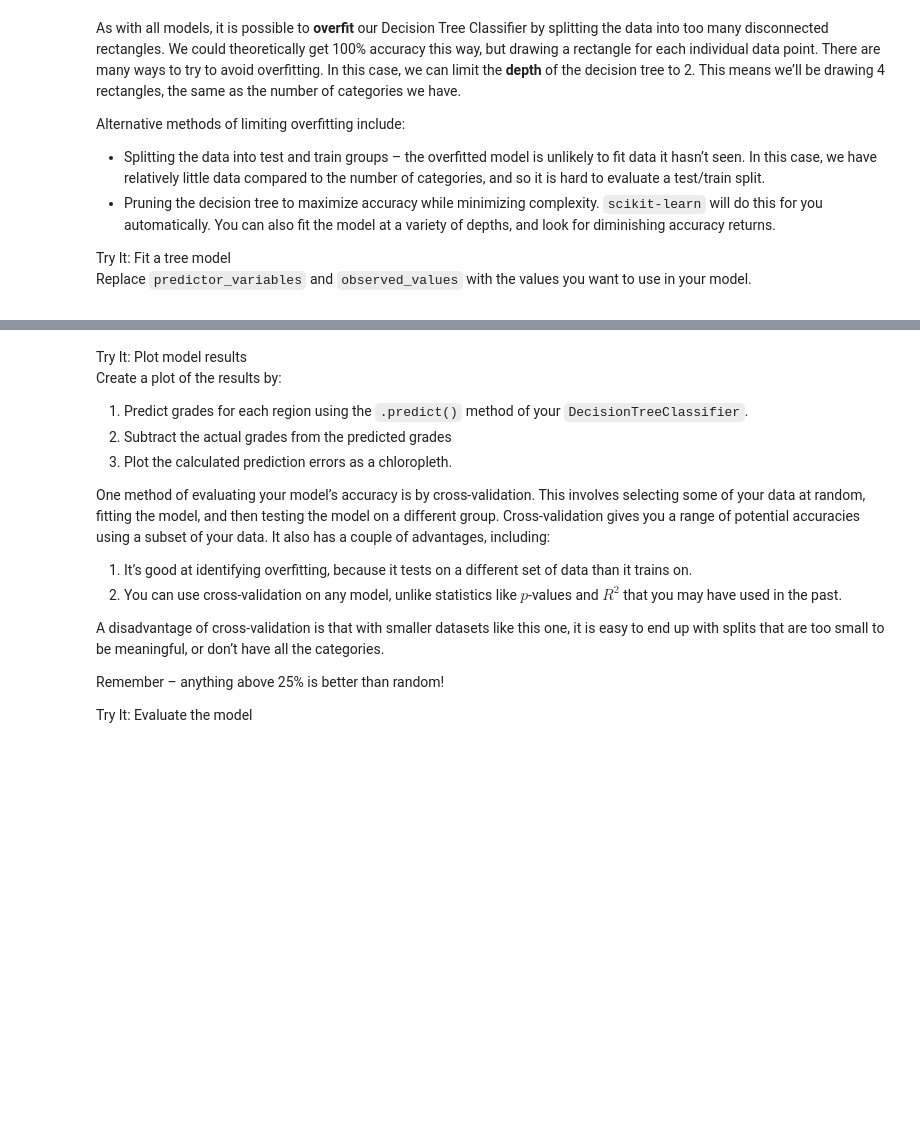
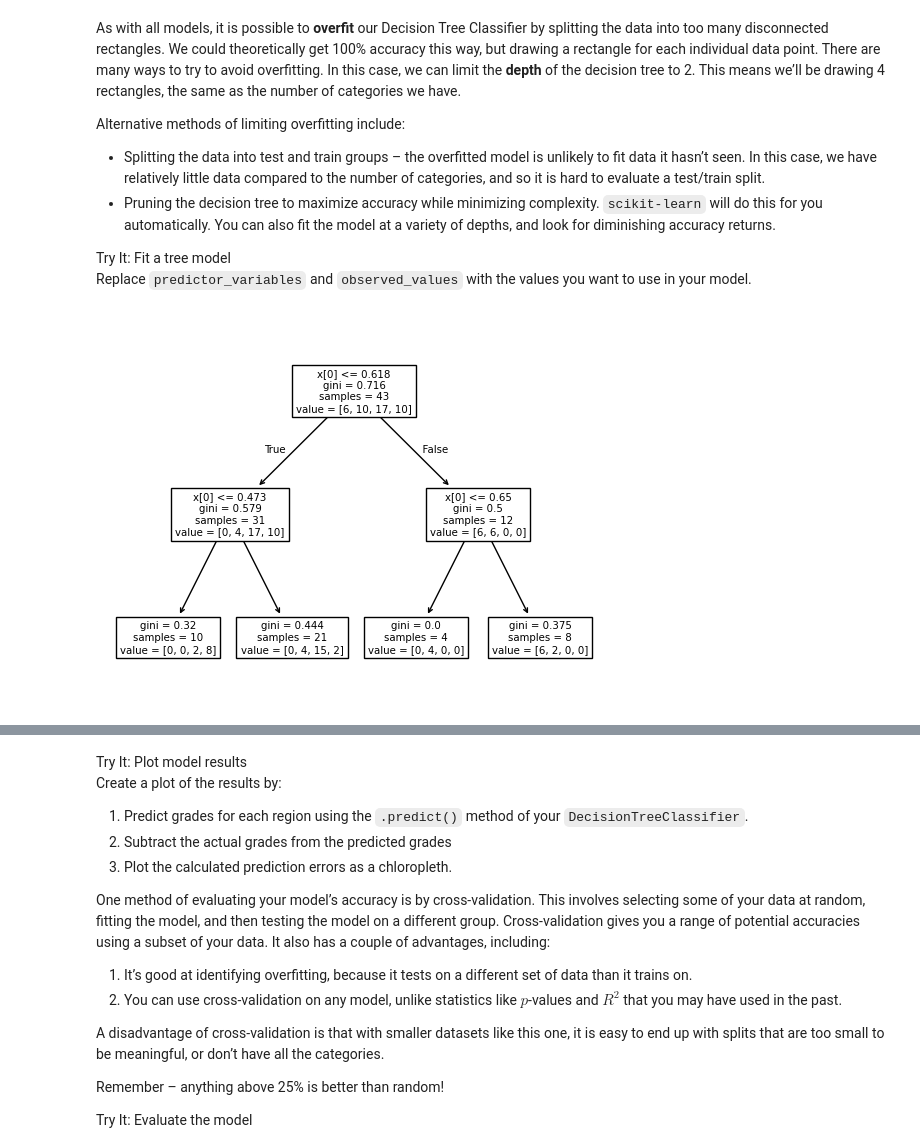
Before and after one commit to earthlab-education/fundamentals-04-redlining-ZimmZone, a Jupyter notebook: notebooks/redlining-42-tree-model.ipynb, the cells around one changed output, grey strips where cells are left out. Cells and saved outputs as stored; diff of their text form; code cells hidden in the pictures; blank space fills up the shorter version.

```diff
--- a/notebooks/redlining-42-tree-model.ipynb
+++ b/notebooks/redlining-42-tree-model.ipynb
@@ -49,14 +57,16 @@ Alternative methods of limiting overfitting include:
 model.</p></div></div>
 # %%
 # Convert categories to numbers
-denver_ndvi_gdf['grade_codes'] = denver_ndvi_gdf.grade.cat.codes
+denver_redlining_ndvi_gdf['grade_codes'] = denver_redlining_ndvi_gdf.grade.cat.codes
 
 # Fit model
 tree_classifier = DecisionTreeClassifier(max_depth=2).fit(
-    predictor_variables,
-    observed_values,
+    denver_redlining_ndvi_gdf[['mean']],
+    denver_redlining_ndvi_gdf.grade.cat.codes,
 )
 
 # Visualize tree
 plot_tree(tree_classifier)
 plt.show()
+# %% [output]
+[figure, added]
```
Also changed, not shown: parts of 5 cells of this notebook.
